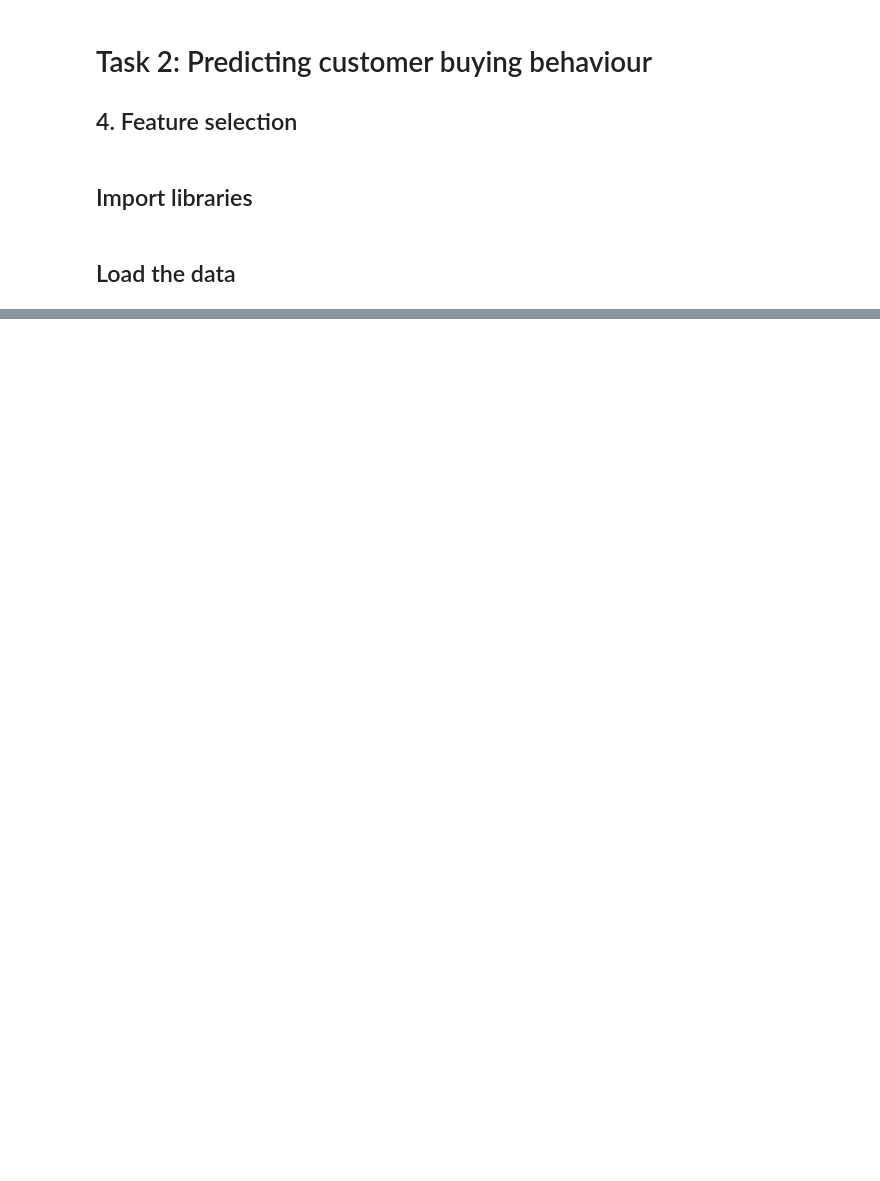
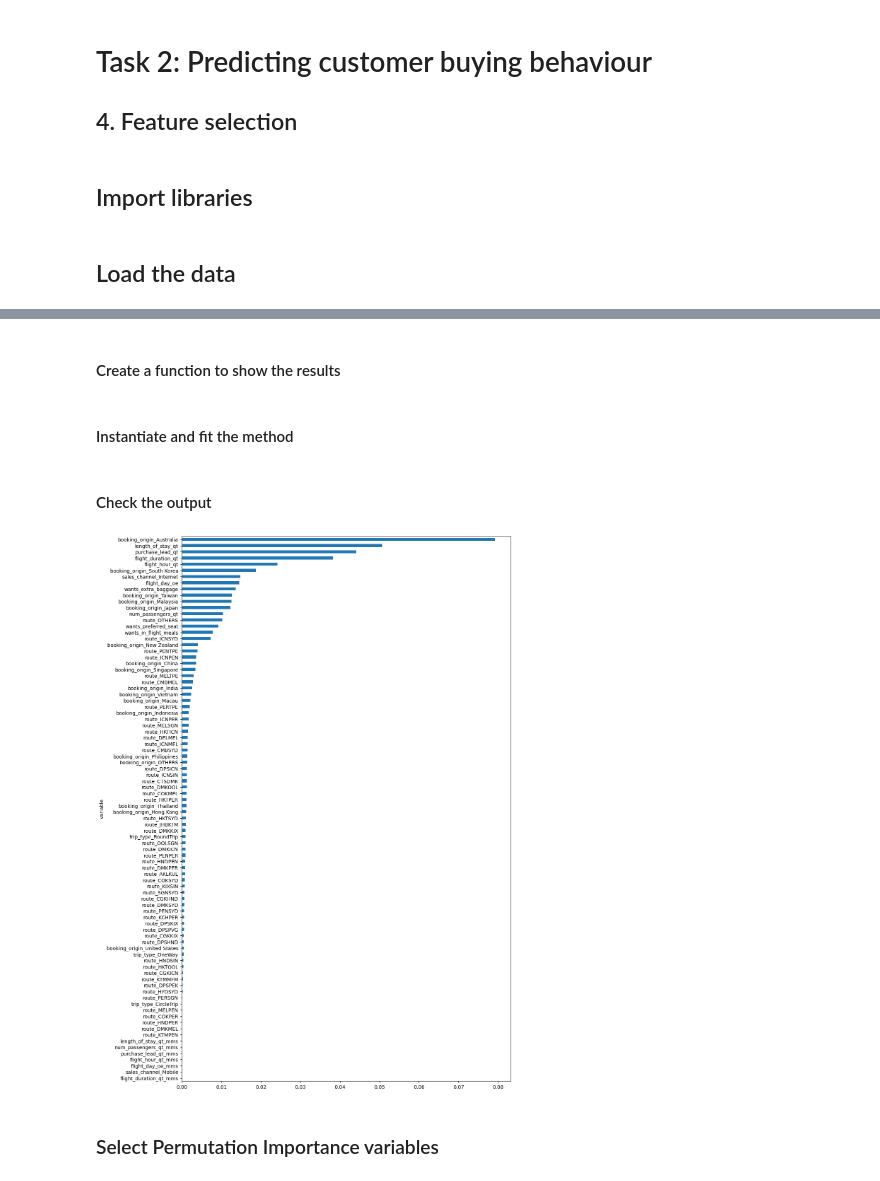
Before and after one commit to luis-cj/data-science-british-airways, a Jupyter notebook: 4_Task2_feature_selection.ipynb, the cells around one changed output, grey strips where cells are left out. Saved outputs shown, nothing was run; the diff lists cells and outputs as text; code cells hidden in the pictures; blank space fills up the shorter version.

Commit message:
describe supervised methods for feature selection

```diff
--- a/4_Task2_feature_selection.ipynb
+++ b/4_Task2_feature_selection.ipynb
@@ -23,0 +60,2 @@ bbb
+# %%
+rfe = RFE(estimator = XGBClassifier(n_jobs = -1, eval_metric='auc'))
@@ -23,0 +64,2 @@ bbb
+# %%
+rfe.fit(x,y)
@@ -23,0 +106,32 @@ bbb
+# %% [markdown]
+#### Create a function to show the results
+# %%
+def ranking_per(predictors,permutation):
+    ranking_per = pd.DataFrame({'variable': predictors.columns, 'importance_per': permutation.importances_mean}).sort_values(by = 'importance_per', ascending = False)
+    ranking_per['ranking_per'] = np.arange(0,ranking_per.shape[0])
+    return(ranking_per)
+# %% [markdown]
+#### Instantiate and fit the method
+# %%
+import warnings
+warnings.filterwarnings(action="ignore", message=r'.*Use subset.*of np.ndarray is not recommended')
+
+xgb = XGBClassifier(use_label_encoder=False, n_jobs = -1, eval_metric='auc')
+
+xgb.fit(x,y)
+
+#Use of roc auc for the scoring method
+permutation = permutation_importance(xgb,
+                                     x, y,
+                                     scoring = 'roc_auc',
+                                     n_repeats=5, n_jobs = -1)
+# %% [markdown]
+#### Check the output
+# %%
+rank_per = ranking_per(x,permutation)
+
+rank_per.set_index('variable').importance_per.sort_values().plot.barh(figsize = (12,20));
+# %% [output]
+[figure, added]
+# %% [markdown]
+### Select Permutation Importance variables
```
Also changed, not shown: parts of 17 cells of this notebook.
